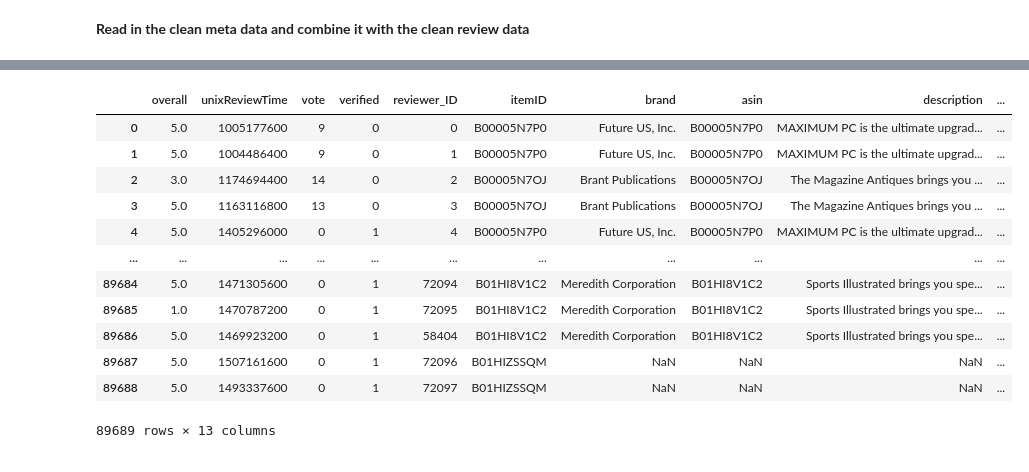
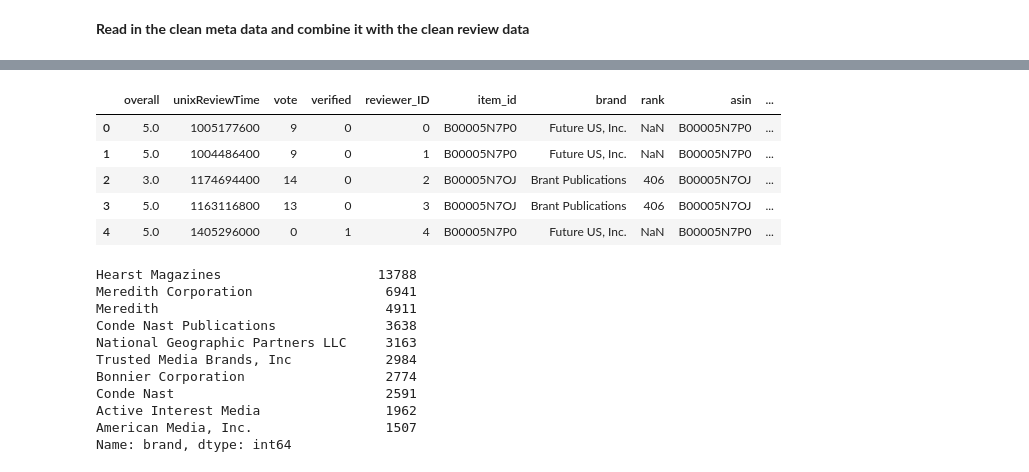
Before and after one commit to JTruong3/Amazon-Product-Recommender, a Jupyter notebook: Capstone preliminary.ipynb, the cells around one changed output, grey strips where cells are left out. Drawn from its saved outputs; the diff is of its cells as text; code cells hidden in the pictures.

```diff
--- a/Capstone preliminary.ipynb
+++ b/Capstone preliminary.ipynb
@@ -17,4 +18,4 @@ import seaborn as sns
 # %%
 review_data = []
-for line in open('Magazine_Subscriptions.json','r'):
+for line in open('Movies_and_TV.json','r'):
     review_data.append(json.loads(line))
@@ -243,6 +246,8 @@ plt.show()
 [figure]
 # %% [markdown]
 Check the number of unique products in the database
+# %%
+clean_df['item_id'] = review_df['asin']
 # %% [markdown]
 **Read in the clean meta data and combine it with the clean review data**
 # %%
@@ -265,18 +270,25 @@ meta_df
 # %%
-new_df = pd.merge(clean_df, meta_df,  how='left', left_on='itemID', right_on = 'asin')
+new_df = pd.merge(clean_df, meta_df,  how='left', left_on='item_id', right_on = 'asin')
 # %%
-new_df
+new_df.head()
 # %% [output]
-|  | overall | unixReviewTime | vote | verified | reviewer_ID | itemID | brand | asin | description | ... |
-| 0 | 5.0 | 1005177600 | 9 | 0 | 0 | B00005N7P0 | Future US, Inc. | B00005N7P0 | MAXIMUM PC is the ultimate upgrad... | ... |
-| 1 | 5.0 | 1004486400 | 9 | 0 | 1 | B00005N7P0 | Future US, Inc. | B00005N7P0 | MAXIMUM PC is the ultimate upgrad... | ... |
-| 2 | 3.0 | 1174694400 | 14 | 0 | 2 | B00005N7OJ | Brant Publications | B00005N7OJ | The Magazine Antiques brings you ... | ... |
-| 3 | 5.0 | 1163116800 | 13 | 0 | 3 | B00005N7OJ | Brant Publications | B00005N7OJ | The Magazine Antiques brings you ... | ... |
-| 4 | 5.0 | 1405296000 | 0 | 1 | 4 | B00005N7P0 | Future US, Inc. | B00005N7P0 | MAXIMUM PC is the ultimate upgrad... | ... |
-| ... | ... | ... | ... | ... | ... | ... | ... | ... | ... | ... |
-| 89684 | 5.0 | 1471305600 | 0 | 1 | 72094 | B01HI8V1C2 | Meredith Corporation | B01HI8V1C2 | Sports Illustrated brings you spe... | ... |
-| 89685 | 1.0 | 1470787200 | 0 | 1 | 72095 | B01HI8V1C2 | Meredith Corporation | B01HI8V1C2 | Sports Illustrated brings you spe... | ... |
-| 89686 | 5.0 | 1469923200 | 0 | 1 | 58404 | B01HI8V1C2 | Meredith Corporation | B01HI8V1C2 | Sports Illustrated brings you spe... | ... |
-| 89687 | 5.0 | 1507161600 | 0 | 1 | 72096 | B01HIZSSQM | NaN | NaN | NaN | ... |
-| 89688 | 5.0 | 1493337600 | 0 | 1 | 72097 | B01HIZSSQM | NaN | NaN | NaN | ... |
+|  | overall | unixReviewTime | vote | verified | reviewer_ID | item_id | brand | rank | asin | ... |
+| 0 | 5.0 | 1005177600 | 9 | 0 | 0 | B00005N7P0 | Future US, Inc. | NaN | B00005N7P0 | ... |
+| 1 | 5.0 | 1004486400 | 9 | 0 | 1 | B00005N7P0 | Future US, Inc. | NaN | B00005N7P0 | ... |
+| 2 | 3.0 | 1174694400 | 14 | 0 | 2 | B00005N7OJ | Brant Publications | 406 | B00005N7OJ | ... |
+| 3 | 5.0 | 1163116800 | 13 | 0 | 3 | B00005N7OJ | Brant Publications | 406 | B00005N7OJ | ... |
+| 4 | 5.0 | 1405296000 | 0 | 1 | 4 | B00005N7P0 | Future US, Inc. | NaN | B00005N7P0 | ... |
-89689 rows × 13 columns
+# %%
+new_df['brand'].value_counts().head(10)
+# %% [output]
+Hearst Magazines                    13788
+Meredith Corporation                 6941
+Meredith                             4911
+Conde Nast Publications              3638
+National Geographic Partners LLC     3163
+Trusted Media Brands, Inc            2984
+Bonnier Corporation                  2774
+Conde Nast                           2591
+Active Interest Media                1962
+American Media, Inc.                 1507
+Name: brand, dtype: int64
```
Also changed, not shown: parts of 3 cells of this notebook, 3 other files.
